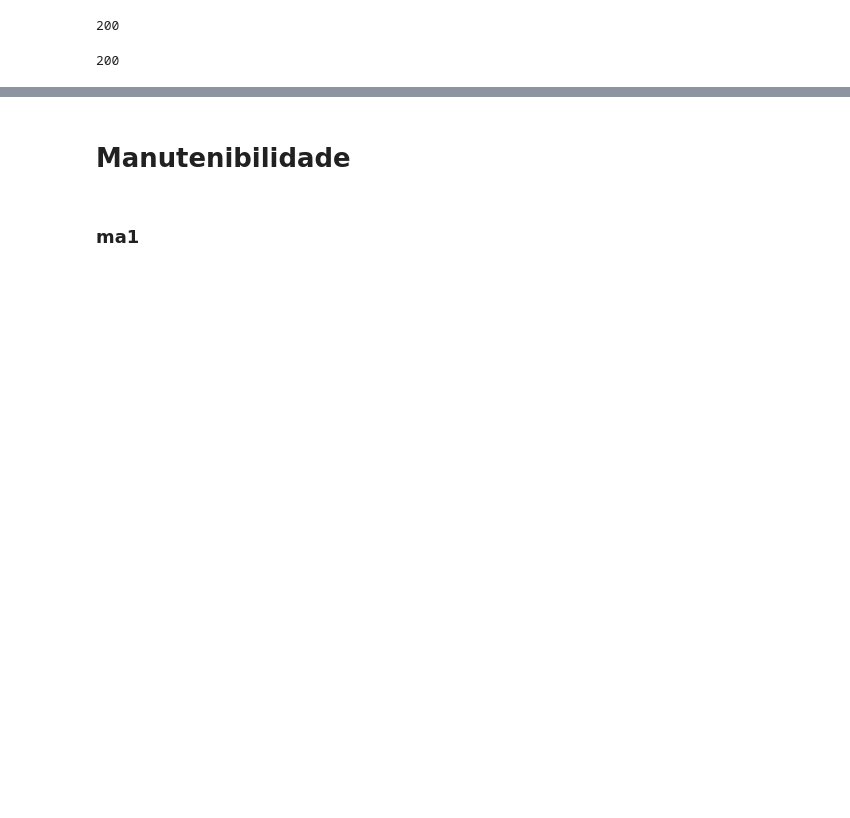
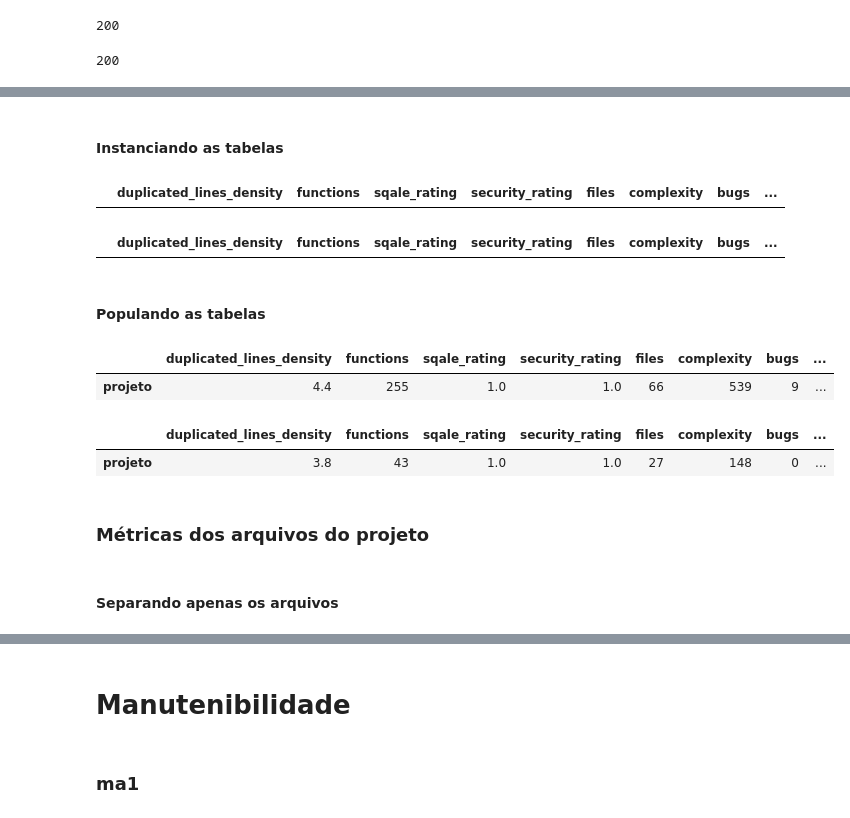
Before and after one commit to fga-eps-mds/2020.1-eSaudeUnB-Wiki, a Jupyter notebook: analytics/eSaudeUnB - Analytics.ipynb, the cells around one changed output, grey strips where cells are left out. Drawn from its saved outputs; the diff is of its cells as text; code cells hidden in the pictures; blank space fills up the shorter version.

```diff
--- a/analytics/eSaudeUnB - Analytics.ipynb
+++ b/analytics/eSaudeUnB - Analytics.ipynb
@@ -216,0 +153,3 @@ df_back
+# %%
+json_projeto_back = json_back['baseComponent']
+json_projeto_back
@@ -216,0 +177,5 @@ df_back
+# %%
+json_projeto_front_columns = []
+for measure in json_projeto_front['measures']:
+    json_projeto_front_columns.append(measure['metric'])
+json_projeto_front_columns
@@ -216,0 +195,5 @@ df_back
+# %%
+json_projeto_back_columns = []
+for measure in json_projeto_back['measures']:
+    json_projeto_back_columns.append(measure['metric'])
+json_projeto_back_columns
@@ -216,0 +213,32 @@ df_back
+# %% [markdown]
+#### Instanciando as tabelas
+# %%
+df_projeto_front = pd.DataFrame(columns = json_projeto_front_columns)
+df_projeto_front
+# %% [output]
+|  | duplicated_lines_density | functions | sqale_rating | security_rating | files | complexity | bugs | ... |
+# %%
+df_projeto_back = pd.DataFrame(columns = json_projeto_back_columns)
+df_projeto_back
+# %% [output]
+|  | duplicated_lines_density | functions | sqale_rating | security_rating | files | complexity | bugs | ... |
+# %% [markdown]
+#### Populando as tabelas
+# %%
+for measure in json_projeto_front['measures']:
+    df_projeto_front.at['projeto', measure['metric']] = measure['value']
+df_projeto_front
+# %% [output]
+|  | duplicated_lines_density | functions | sqale_rating | security_rating | files | complexity | bugs | ... |
+| projeto | 4.4 | 255 | 1.0 | 1.0 | 66 | 539 | 9 | ... |
+# %%
+for measure in json_projeto_back['measures']:
+    df_projeto_back.at['projeto', measure['metric']] = measure['value']
+df_projeto_back
+# %% [output]
+|  | duplicated_lines_density | functions | sqale_rating | security_rating | files | complexity | bugs | ... |
+| projeto | 3.8 | 43 | 1.0 | 1.0 | 27 | 148 | 0 | ... |
+# %% [markdown]
+### Métricas dos arquivos do projeto
+# %% [markdown]
+#### Separando apenas os arquivos
```
Also changed, not shown: parts of 59 cells of this notebook.
